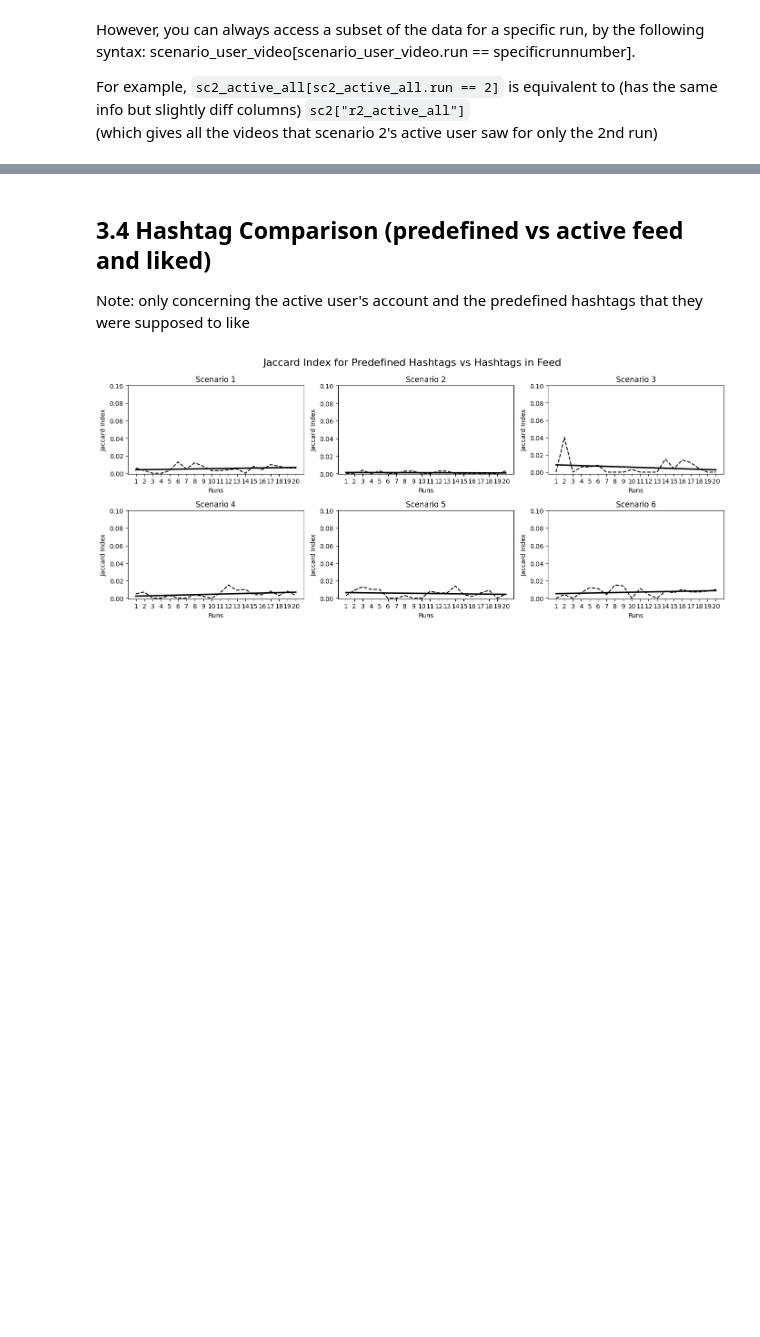
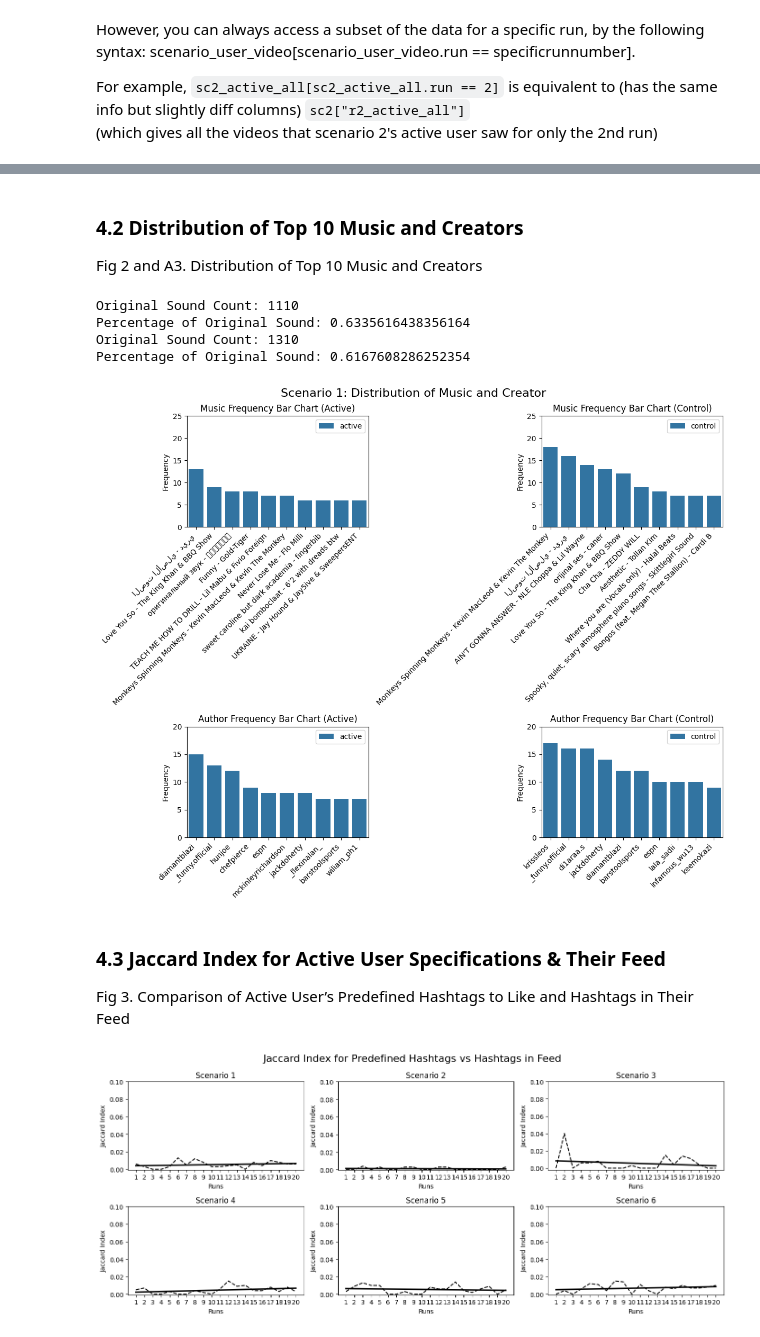
Before and after one commit to mlsmzk/tiktok-like-experiment, a Jupyter notebook: data_analysis/final_analysis.ipynb, the cells around one changed output, grey strips where cells are left out. Drawn from its saved outputs; the diff is of its cells as text; code cells hidden in the pictures; blank space fills up the shorter version.

```diff
--- a/data_analysis/analysis.ipynb
+++ b/data_analysis/final_analysis.ipynb
@@ -695 +724,21 @@ For example, `sc2_active_all[sc2_active_all.run == 2]` is equivalent to (has the
+# %%
+def clean_music(df):
+    if df.empty:
+        return df
+    df['music'] = df['music'].apply(lambda x: 'original sound' if isinstance(x, str) and 'original' in x else x)
+    original_count = (df['music'] == 'original sound').sum()
+    org_perc = original_count / df.shape[0]
+    print("Original Sound Count:", original_count)
+    print("Percentage of Original Sound:", org_perc)
+    return (df[~df['music'].str.contains('original sound', na=False)])
+
+def all_music(df):
+    if df.empty:
+        return df
+    df['music'] = df['music'].apply(lambda x: 'original sound' if 'original' in x else x)
+    original_count = (df['music'] == 'original sound').sum()
+    org_perc = original_count / df.shape[0]
+    print("Original Sound Count:", original_count)
+    print("Percentage of Original Sound:", org_perc)
+    return df
 # %% [markdown]
@@ -720,12 +746,0 @@ def clean_hashtags(df):
-# %%
-def clean_music(df):
-    if df.empty:
-        return df
-    df['music'] = df['music'].apply(lambda x: 'original sound' if 'original' in x else x)
-    original_count = (df['music'] == 'original sound').sum()
-    org_perc = original_count / df.shape[0]
-    print("Original Sound Count:", original_count)
-    print("Percentage of Original Sound:", org_perc)
-
-    return (df[~df['music'].str.contains('original sound')])
-#print(clean_music(sc1_control_all))
@@ -920,3 +900,3 @@ plt.show()
-# %% [markdown]
-## 3.4 Hashtag Comparison (predefined vs active feed and liked)
-Note: only concerning the active user's account and the predefined hashtags that they were supposed to like
+# %% [markdown]
+### 4.2 Distribution of Top 10 Music and Creators
+Fig 2 and A3. Distribution of Top 10 Music and Creators
@@ -923,3 +990,19 @@ Note: only concerning the active user's account and the predefined hashtags that
+# %%
+frequency(1)
+frequency(2)
+frequency(3)
+frequency(4)
+frequency(5)
+frequency(6)
+# %% [output]
+Original Sound Count: 1110
+Percentage of Original Sound: 0.6335616438356164
+Original Sound Count: 1310
+Percentage of Original Sound: 0.6167608286252354
+[figure, added]
+# %% [markdown]
+### 4.3 Jaccard Index for Active User Specifications & Their Feed
+Fig 3. Comparison of Active User’s Predefined Hashtags to Like and Hashtags in Their Feed
 # %%
 # predefined hashtags to like for each user (scenario)
 sc1_predef = ["gaming", "fortnite", "videogames", "pcgaming", "epicgames", "gamergirl", "leaguetok", "gamingmemes", "gamelancer", "league", "overwatch", "tiktokgaming", "xbox", "zelda", "switch", "godOfWar", "genshin", "gaminggenshin", "ps5", "ghostrecon", "arcade", "gameontiktok"]
```
Also changed, not shown: parts of 30 cells of this notebook, 2 other files.
